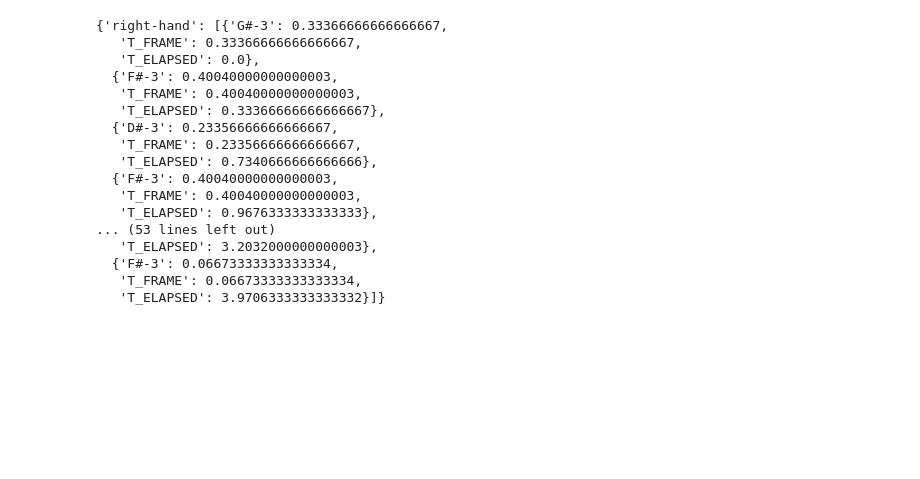
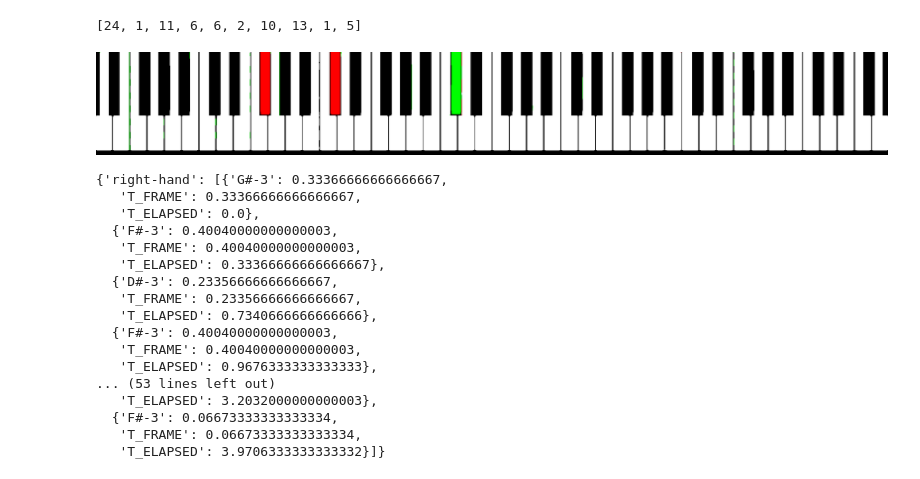
Before and after one commit to myscience/video-to-piano, a Jupyter notebook: Playground.ipynb, the cells around one changed output. Cells and saved outputs as stored; diff of their text form; code cells hidden in the pictures; blank space fills up the shorter version.

```diff
--- a/Playground.ipynb
+++ b/Playground.ipynb
@@ -39,10 +41,20 @@ video_path = 'video/exile - Taylor Swift & Bon Iver  Piano Tutorial.mp4'
 
 frames, times, info = get_frames(
     video_path,
-    max_frames=None,
+    max_frames=0.6,
     verbose=True,
     black_flags=(196, 232),
 )
+# %%
+times[:10]
+# %% [output]
+[24, 1, 11, 6, 6, 2, 10, 13, 1, 5]
+# %%
+from src.image import frame_to_pil
+
+frame_to_pil(frames[6])
+# %% [output]
+[figure, added]
 # %%
 import importlib
 import src.keyboard
```
Also changed, not shown: parts of 19 cells of this notebook, 9 other files.
